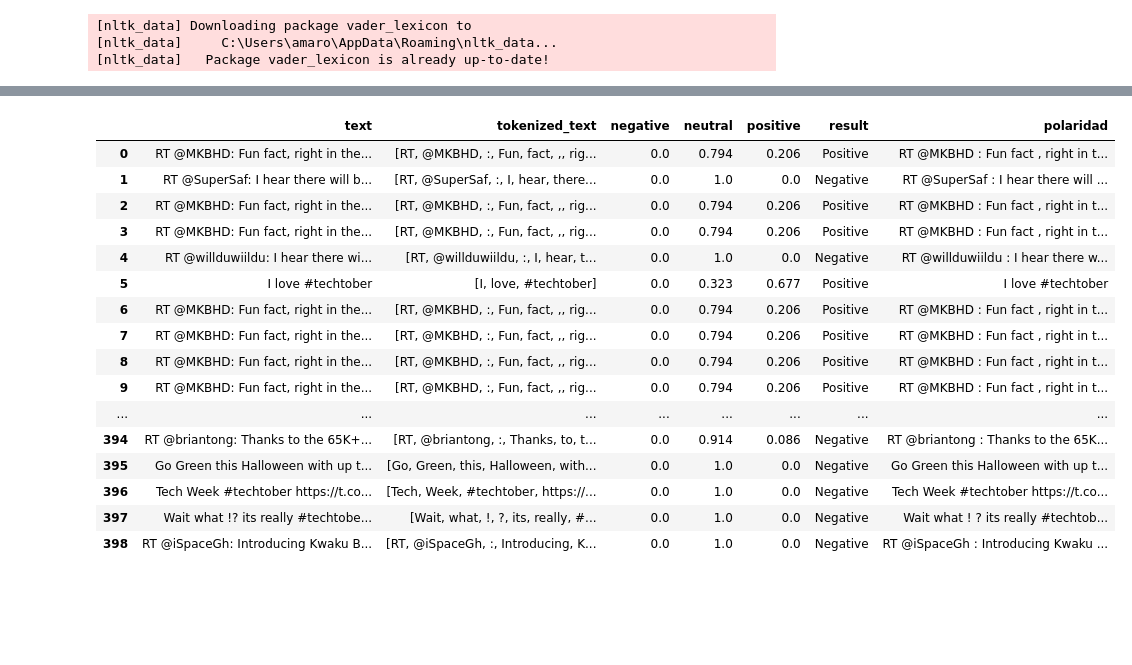
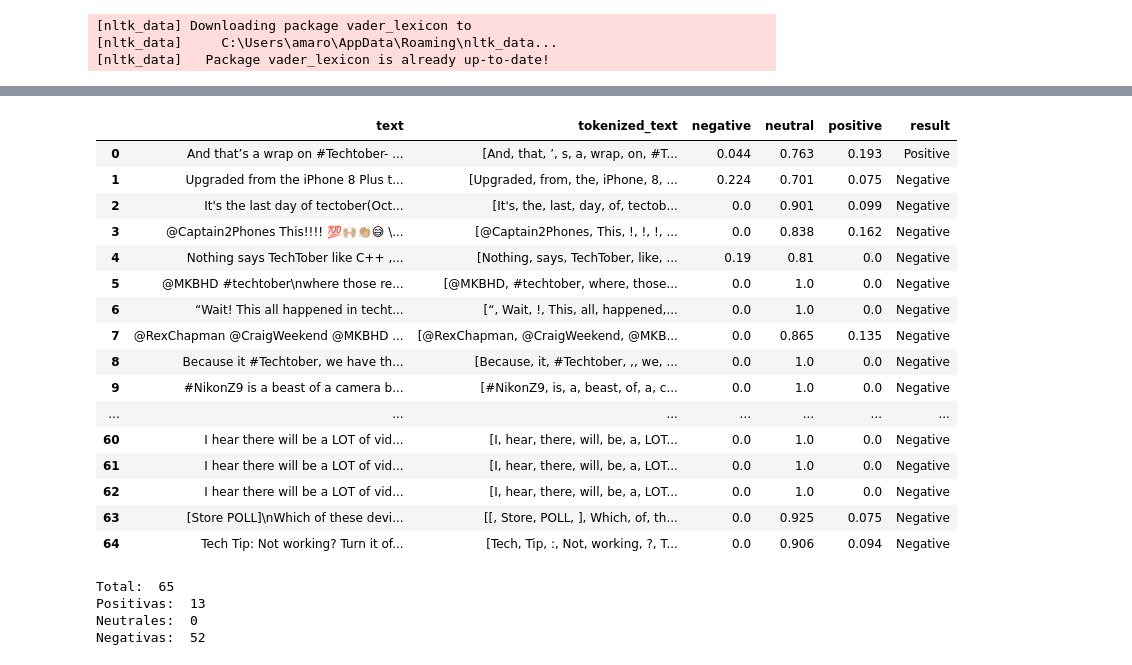
Before and after one commit to LucaSor1a/ia-analisis-de-sentimientos, a Jupyter notebook: Trabajo Final Soria y Marotta.ipynb, the cells around one changed output, grey strips where cells are left out. Drawn from its saved outputs; the diff is of its cells as text; code cells hidden in the pictures; blank space fills up the shorter version.

```diff
--- a/Trabajo Final Soria y Marotta.ipynb
+++ b/Trabajo Final Soria y Marotta.ipynb
@@ -19,6 +19,8 @@ bearer_token = os.environ.get("BEARER_TOKEN")
 # %%
 pd.options.display.max_rows = 4000
 pd.options.display.max_seq_items = 2000
+pd.options.display.max_columns = 2000
+pd.set_option('display.max_colwidth', None)
 # %% [markdown]
 ## Definir URL y Parametros de la consulta
 # %%
@@ -64,7 +66,7 @@ df.to_csv('TechTweets1.csv')
 # %% [markdown]
 # Tokenizacion
 # %%
-df = pd.read_csv("TechTweets1.csv") #para no volver a pedir los datos
+df = pd.read_csv("TechTweets2.csv") #para no volver a pedir los datos
 df
 # %% [output]
 |  | Unnamed: 0 | id | text |
@@ -157,14 +159,14 @@ tokenized_list_text_min
 La idea es que no sea tan profunda para no elimanar hastag, menciones, ni emoticones.
 Se limpian los simbolos raros que estan solos y todos los links con spam
 # %%
-caracteres_a_eliminar = ("http","https","[","]","{","}","#","@","!","’",",",";",".",":","+","/","*","'","?","¿","¡","!","|","ª","/","~","¬","%","&","(",")","=","-","...",'…',"_")
+caracteres_a_eliminar = ("http","https",'“','"','–',"[","]","{","}","#","@","!","’",",",";",".",":","+","/","*","'","?","¿","¡","!","|","ª","/","~","¬","%","&","(",")","=","-","...",'…',"_")
 
 
 for i in caracteres_a_eliminar:
     if i in tokenized_list_text_min:
         tokenized_list_text_min = list(filter(lambda val: val !=  i, tokenized_list_text_min))
 
-for j in range(2):
+for j in range(3):
     for i in tokenized_list_text_min:
         if ("http" in i) or ("t.co" in i) or ("https://t.co/" in i):
             tokenized_list_text_min.remove(i)
@@ -479,40 +463,64 @@ df
 # %%
 df["negative"] = ""
 df["neutral"] = ""
 df["positive"] = ""
 df["result"] = ""
 for index, row in df.iterrows():
     #Analizar cada review
-    analisis = sentiment_analyzer.polarity_scores(row['polaridad'])
+    analisis = sentiment_analyzer.polarity_scores(row['text'])
     row["negative"] = analisis["neg"]
     row["neutral"] = analisis["neu"]
     row["positive"] = analisis["pos"]
     # Evaluar que valores se considerarán positivo o negativo
     if analisis['compound'] > 0.6 :
         row["result"] = "Positive"
     elif analisis['compound'] <  0.6:
         row["result"] = "Negative"
     else :
         row["result"] = "Neutral"
 df
 # %% [output]
-|  | text | tokenized_text | negative | neutral | positive | result | polaridad |
-| 0 | RT @MKBHD: Fun fact, right in the... | [RT, @MKBHD, :, Fun, fact, ,, rig... | 0.0 | 0.794 | 0.206 | Positive | RT @MKBHD : Fun fact , right in t... |
-| 1 | RT @SuperSaf: I hear there will b... | [RT, @SuperSaf, :, I, hear, there... | 0.0 | 1.0 | 0.0 | Negative | RT @SuperSaf : I hear there will ... |
-| 2 | RT @MKBHD: Fun fact, right in the... | [RT, @MKBHD, :, Fun, fact, ,, rig... | 0.0 | 0.794 | 0.206 | Positive | RT @MKBHD : Fun fact , right in t... |
-| 3 | RT @MKBHD: Fun fact, right in the... | [RT, @MKBHD, :, Fun, fact, ,, rig... | 0.0 | 0.794 | 0.206 | Positive | RT @MKBHD : Fun fact , right in t... |
-| 4 | RT @willduwiildu: I hear there wi... | [RT, @willduwiildu, :, I, hear, t... | 0.0 | 1.0 | 0.0 | Negative | RT @willduwiildu : I hear there w... |
-| 5 | I love #techtober | [I, love, #techtober] | 0.0 | 0.323 | 0.677 | Positive | I love #techtober |
-| 6 | RT @MKBHD: Fun fact, right in the... | [RT, @MKBHD, :, Fun, fact, ,, rig... | 0.0 | 0.794 | 0.206 | Positive | RT @MKBHD : Fun fact , right in t... |
-| 7 | RT @MKBHD: Fun fact, right in the... | [RT, @MKBHD, :, Fun, fact, ,, rig... | 0.0 | 0.794 | 0.206 | Positive | RT @MKBHD : Fun fact , right in t... |
-| 8 | RT @MKBHD: Fun fact, right in the... | [RT, @MKBHD, :, Fun, fact, ,, rig... | 0.0 | 0.794 | 0.206 | Positive | RT @MKBHD : Fun fact , right in t... |
-| 9 | RT @MKBHD: Fun fact, right in the... | [RT, @MKBHD, :, Fun, fact, ,, rig... | 0.0 | 0.794 | 0.206 | Positive | RT @MKBHD : Fun fact , right in t... |
-| ... | ... | ... | ... | ... | ... | ... | ... |
-| 394 | RT @briantong: Thanks to the 65K+... | [RT, @briantong, :, Thanks, to, t... | 0.0 | 0.914 | 0.086 | Negative | RT @briantong : Thanks to the 65K... |
-| 395 | Go Green this Halloween with up t... | [Go, Green, this, Halloween, with... | 0.0 | 1.0 | 0.0 | Negative | Go Green this Halloween with up t... |
-| 396 | Tech Week #techtober https://t.co... | [Tech, Week, #techtober, https://... | 0.0 | 1.0 | 0.0 | Negative | Tech Week #techtober https://t.co... |
-| 397 | Wait what !? its really #techtobe... | [Wait, what, !, ?, its, really, #... | 0.0 | 1.0 | 0.0 | Negative | Wait what ! ? its really #techtob... |
-| 398 | RT @iSpaceGh: Introducing Kwaku B... | [RT, @iSpaceGh, :, Introducing, K... | 0.0 | 1.0 | 0.0 | Negative | RT @iSpaceGh : Introducing Kwaku ... |
+|  | text | tokenized_text | negative | neutral | positive | result |
+| 0 | And that’s a wrap on #Techtober- ... | [And, that, ’, s, a, wrap, on, #T... | 0.044 | 0.763 | 0.193 | Positive |
+| 1 | Upgraded from the iPhone 8 Plus t... | [Upgraded, from, the, iPhone, 8, ... | 0.224 | 0.701 | 0.075 | Negative |
+| 2 | It's the last day of tectober(Oct... | [It's, the, last, day, of, tectob... | 0.0 | 0.901 | 0.099 | Negative |
+| 3 | @Captain2Phones This!!!! 💯🙌🏼👏🏼😅 \... | [@Captain2Phones, This, !, !, !, ... | 0.0 | 0.838 | 0.162 | Negative |
+| 4 | Nothing says TechTober like C++ ,... | [Nothing, says, TechTober, like, ... | 0.19 | 0.81 | 0.0 | Negative |
+| 5 | @MKBHD #techtober\nwhere those re... | [@MKBHD, #techtober, where, those... | 0.0 | 1.0 | 0.0 | Negative |
+| 6 | “Wait! This all happened in techt... | [“, Wait, !, This, all, happened,... | 0.0 | 1.0 | 0.0 | Negative |
+| 7 | @RexChapman @CraigWeekend @MKBHD ... | [@RexChapman, @CraigWeekend, @MKB... | 0.0 | 0.865 | 0.135 | Negative |
+| 8 | Because it #Techtober, we have th... | [Because, it, #Techtober, ,, we, ... | 0.0 | 1.0 | 0.0 | Negative |
+| 9 | #NikonZ9 is a beast of a camera b... | [#NikonZ9, is, a, beast, of, a, c... | 0.0 | 1.0 | 0.0 | Negative |
+| ... | ... | ... | ... | ... | ... | ... |
+| 60 | I hear there will be a LOT of vid... | [I, hear, there, will, be, a, LOT... | 0.0 | 1.0 | 0.0 | Negative |
+| 61 | I hear there will be a LOT of vid... | [I, hear, there, will, be, a, LOT... | 0.0 | 1.0 | 0.0 | Negative |
+| 62 | I hear there will be a LOT of vid... | [I, hear, there, will, be, a, LOT... | 0.0 | 1.0 | 0.0 | Negative |
+| 63 | [Store POLL]\nWhich of these devi... | [[, Store, POLL, ], Which, of, th... | 0.0 | 0.925 | 0.075 | Negative |
+| 64 | Tech Tip: Not working? Turn it of... | [Tech, Tip, :, Not, working, ?, T... | 0.0 | 0.906 | 0.094 | Negative |
+# %%
+total = len(df["result"])
+positive = 0
+negative = 0
+neutral = 0
+
+for i in df["result"]:
+    if i == "Positive":
+        positive += 1
+    if i == "Neutral":
+        neutral += 1
+    if i == "Negative":
+        negative += 1
+
+
+print("Total: ",total)
+print("Positivas: ",positive)
+print("Neutrales: ",neutral)
+print("Negativas: ",negative)
+# %% [output]
+Total:  65
+Positivas:  13
+Neutrales:  0
+Negativas:  52
 # %%
 df["negative"] = ""
 df["neutral"] = ""
```
Also changed, not shown: parts of 22 cells of this notebook, 1 other file.
